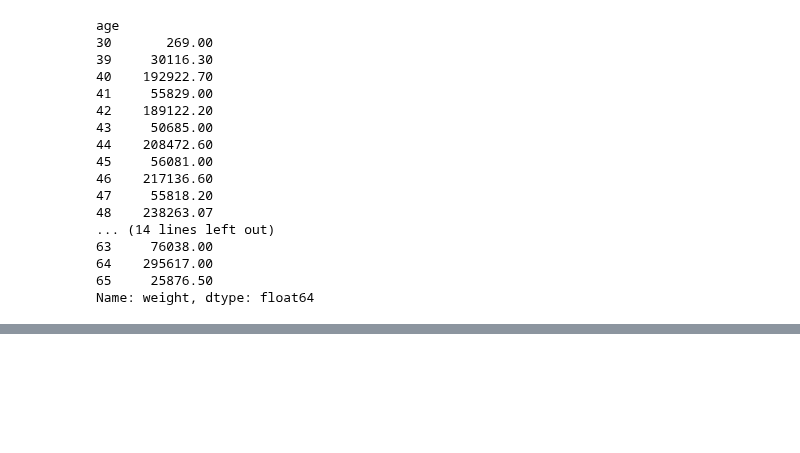
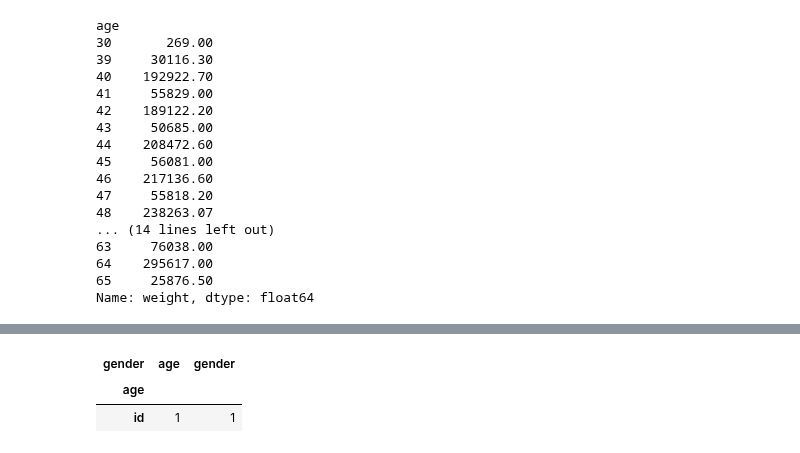
Before and after one commit to JudsonMorgan/Python-for-Data-Analyst, a Jupyter notebook: Introduction-to-Pandas.ipynb, the cells around one changed output, grey strips where cells are left out. Cells and saved outputs as stored; diff of their text form; code cells hidden in the pictures; blank space fills up the shorter version.

```diff
--- a/Introduction-to-Pandas.ipynb
+++ b/Introduction-to-Pandas.ipynb
@@ -1945,0 +1955,6 @@ Name: weight, dtype: float64
+# %%
+pd.crosstab(index = 'id', columns = ['gender', 'age'], colnames=['gender'], rownames=['age'])
+# %% [output]
+| gender | age | gender |
+| age |  |  |
+| id | 1 | 1 |
```
Also changed, not shown: parts of 1 cell of this notebook.
